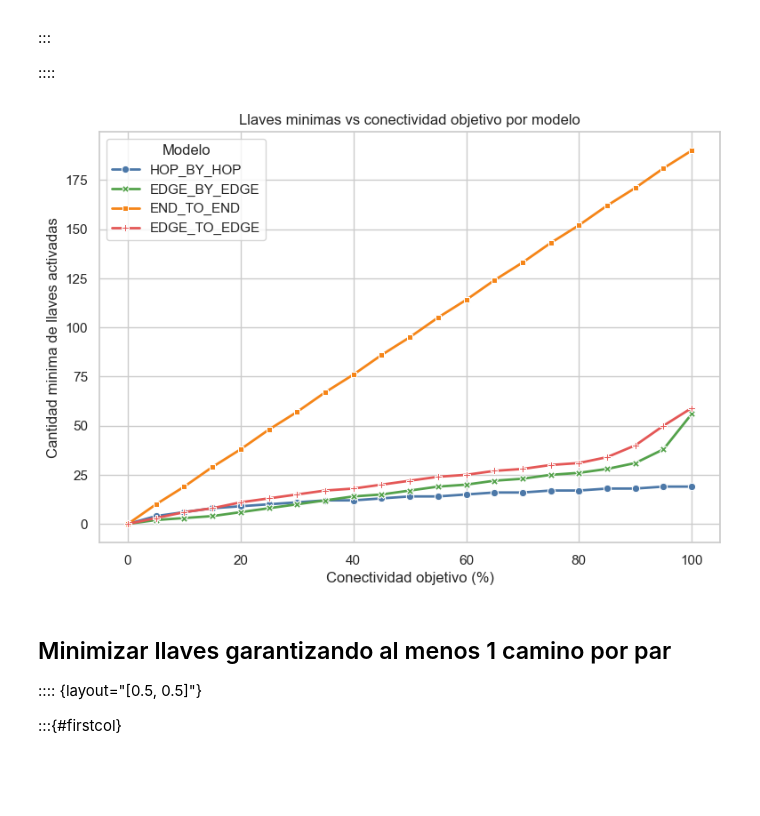
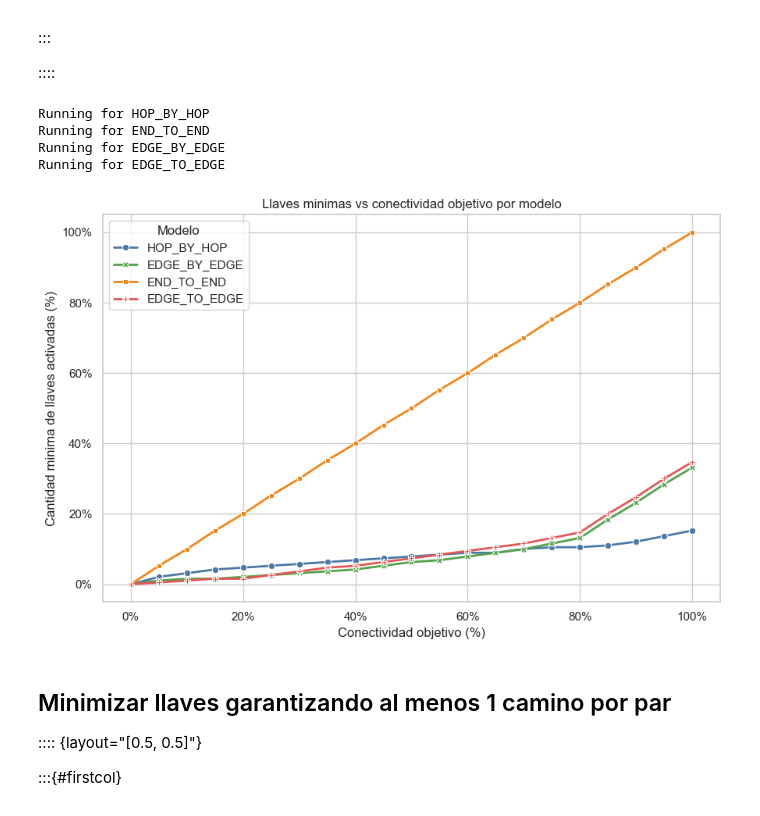
Before and after one commit to ramirofd/dtn-bpsec-pipeline, a Jupyter notebook: scenarios/examples/four_planes_polar/resultados.ipynb, the cells around one changed output. Drawn from its saved outputs; the diff is of its cells as text; code cells hidden in the pictures; blank space fills up the shorter version.

```diff
--- a/scenarios/examples/four_planes_polar/resultados.ipynb
+++ b/scenarios/examples/four_planes_polar/resultados.ipynb
@@ -33,11 +33,12 @@ max_routes = 1
 pipeline = SimulationPipeline()
 
 result = pipeline.run(
-    cp_path=str(SCENARIO_DIR / "contact_plan.json"),
+    cp_path=str(SCENARIO_DIR / "contact_plan_2.json"),
     topology_path=str(SCENARIO_DIR / "topology.json"),
     security_models=tuple(SecurityModelType),
     curr_time=0,
-    routing_algorithm=CGRYenRouting(max_routes=max_routes)
+    routing_algorithm=CGRYenRouting(max_routes=max_routes),
+    symmetric_keys=True
 )
 # %%
 import pandas as pd
@@ -638,30 +480,67 @@ import pandas as pd
 df_m2 = pd.DataFrame()
 
 for sec_model in SERIES_COLORS.keys():
+    print(f"Running for {sec_model.name}")
     from models.model2_min_keys import solve_for_security_model
-
     df_m2 = pd.concat([df_m2, solve_for_security_model(result,sec_model)], ignore_index=True)
+# %% [output]
+Running for HOP_BY_HOP
+Running for END_TO_END
+Running for EDGE_BY_EDGE
+Running for EDGE_TO_EDGE
 # %%
-#| echo: false
+# #| echo: false
+# plt.figure(figsize=(9, 6))
+# ax = sns.lineplot(
+#     data=df_m2.sort_values("target_connectivity_pct"),
+#     x="target_connectivity_pct",
+#     y="selected_keys",
+#     hue="model",
+#     style="model",
+#     markers=True,
+#     dashes=False,
+#     linewidth=2,
+#     palette=palette_for(df_m2["model"]),
+# )
+# ax.set_xlabel("Conectividad objetivo (%)")
+# ax.set_ylabel("Cantidad minima de llaves activadas")
+# ax.set_title("Llaves minimas vs conectividad objetivo por modelo")
+# ax.legend(title="Modelo")
+# plt.show()
+import matplotlib.pyplot as plt
+import matplotlib.ticker as mtick
+import seaborn as sns
+
+# Si ya conocés el total real de llaves, reemplazá este valor.
+total_keys = df_m2["selected_keys"].max()
+
+df_plot = df_m2.copy()
+df_plot["selected_keys_pct"] = df_plot["selected_keys"] / total_keys
+
 plt.figure(figsize=(9, 6))
 ax = sns.lineplot(
-    data=df_m2.sort_values("target_connectivity_pct"),
+    data=df_plot.sort_values("target_connectivity_pct"),
     x="target_connectivity_pct",
-    y="selected_keys",
+    y="selected_keys_pct",
     hue="model",
     style="model",
     markers=True,
     dashes=False,
     linewidth=2,
-    palette=palette_for(df_m2["model"]),
+    palette=palette_for(df_plot["model"]),
 )
+
 ax.set_xlabel("Conectividad objetivo (%)")
-ax.set_ylabel("Cantidad minima de llaves activadas")
+ax.set_ylabel("Cantidad minima de llaves activadas (%)")
 ax.set_title("Llaves minimas vs conectividad objetivo por modelo")
+ax.xaxis.set_major_formatter(mtick.PercentFormatter(100))
+ax.yaxis.set_major_formatter(mtick.PercentFormatter(1.0))
 ax.legend(title="Modelo")
+
+plt.tight_layout()
 plt.show()
 # %% [output]
-[figure, old version]
+[figure, new version]
 # %% [markdown]
 ## Minimizar llaves garantizando al menos 1 camino por par
 
```
Also changed, not shown: parts of 9 cells of this notebook, 1 other file.
